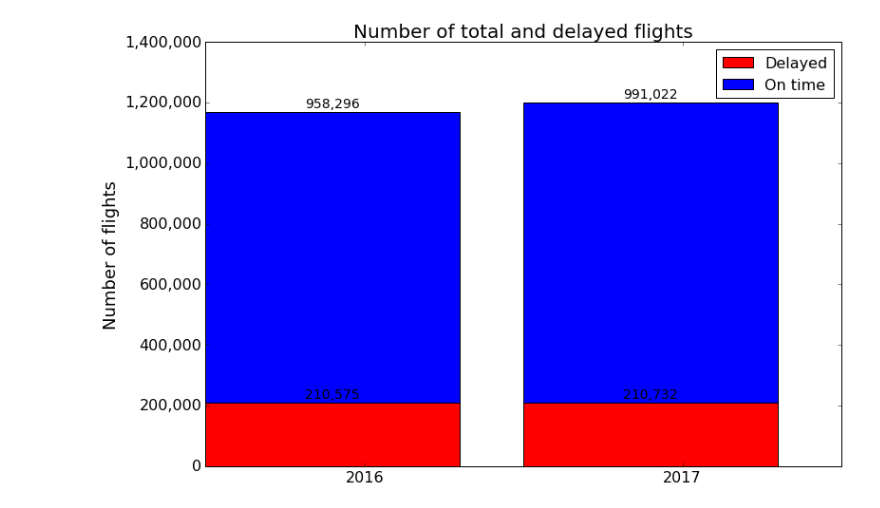
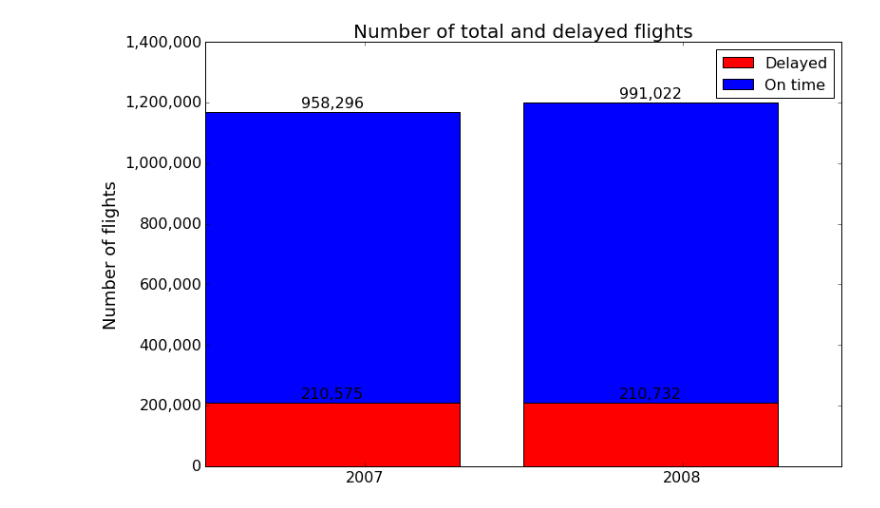
Before and after one commit to Zibski/Airline-on-time, a Jupyter notebook: Data Exploration.ipynb, the cells around one changed output. Cells and saved outputs as stored; diff of their text form; code cells hidden in the pictures.

```diff
--- a/Data Exploration.ipynb
+++ b/Data Exploration.ipynb
@@ -85,35 +87,35 @@ y2 = df[['Year', 'Month']].groupby(['Year']).count()
 
 width = 0.35
 
 fig = plt.figure(figsize=(12, 8))
 
 
 p1 = plt.bar(y1.index, y1.values.reshape(2,),color='red')
 p2 = plt.bar(y2.index, (y2.values.reshape(2,) - y1.values.reshape(2,)),
              bottom=y1.values, color='blue')
 
 plt.ylabel('Number of flights', fontsize=18)
 plt.title('Number of total and delayed flights', fontsize=20)
 plt.legend(['Delayed', 'On time'], fontsize=16)
-plt.xticks(y1.index+0.5,('2016', '2017'), fontsize=16)
+plt.xticks(y1.index+0.5,('2007', '2008'), fontsize=16)
 plt.yticks(fontsize=16)
 ax = plt.gca()
 ax.get_yaxis().set_major_formatter(
     matplotlib.ticker.FuncFormatter(lambda x, p: format(int(x), ',')))
 
 for bar1 in p1:
     plt.gca().text(bar1.get_x() + bar1.get_width()/2,
                     bar1.get_height() + 15000, format(int(bar1.get_height()), ','),
                     ha='center', color='black', fontsize=16)
 i=0
 for bar2 in p2:
     plt.gca().text(bar2.get_x() + bar2.get_width()/2,
                     bar2.get_height() + y1.values[i] + 15000, format(int(bar2.get_height()), ','),
                     ha='center', color='black', fontsize=16)
 
 plt.show()
 # %% [output]
-[figure, old version]
+[figure, new version]
 # %%
 y1 = df[df['ArrDelay']>15][['Month','ArrDelay']].groupby(['Month']).count()
 y2 = df[['Year', 'Month']].groupby(['Month']).count()
```
Also changed, not shown: parts of 5 cells of this notebook.
